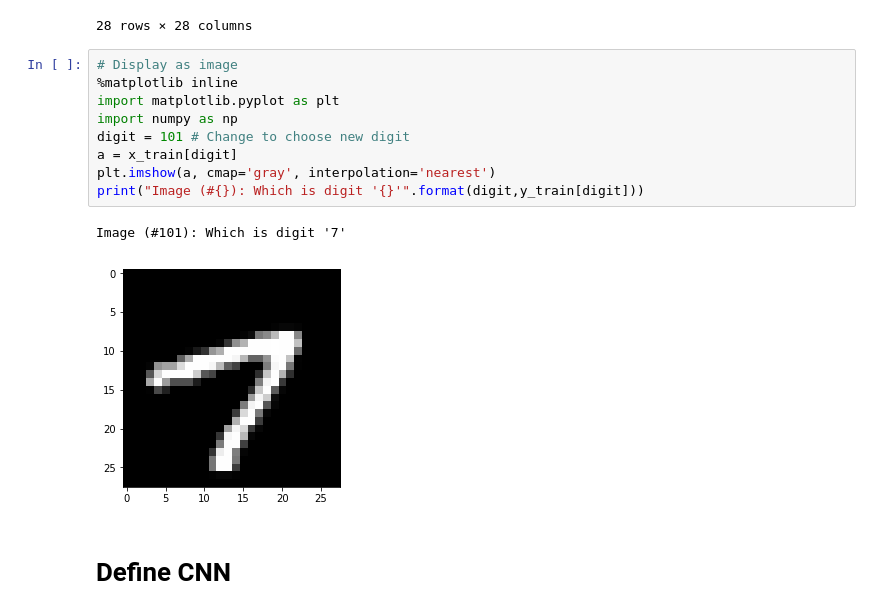
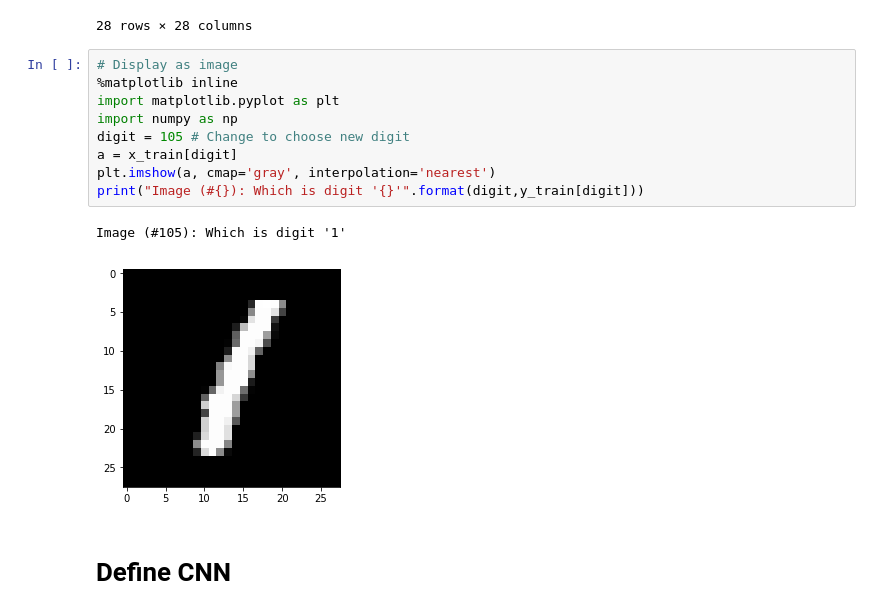
Before and after one commit to jeffheaton/t81_558_deep_learning, a Jupyter notebook: t81_558_class8_cnn.ipynb, the cells around one changed output. Saved outputs shown, nothing was run; the diff lists cells and outputs as text.

```diff
--- a/t81_558_class8_cnn.ipynb
+++ b/t81_558_class8_cnn.ipynb
@@ -307,15 +307,15 @@ Shape for single: (28, 28)
 # %%
 # Display as image
 %matplotlib inline
 import matplotlib.pyplot as plt
 import numpy as np
-digit = 101 # Change to choose new digit
+digit = 105 # Change to choose new digit
 a = x_train[digit]
 plt.imshow(a, cmap='gray', interpolation='nearest')
 print("Image (#{}): Which is digit '{}'".format(digit,y_train[digit]))
 # %% [output]
-Image (#101): Which is digit '7'
+Image (#105): Which is digit '1'
-[figure, old version]
+[figure, new version]
 # %% [markdown]
 # Define CNN
 # %%
```
Also changed, not shown: parts of 1 cell of this notebook, 2 other files.
